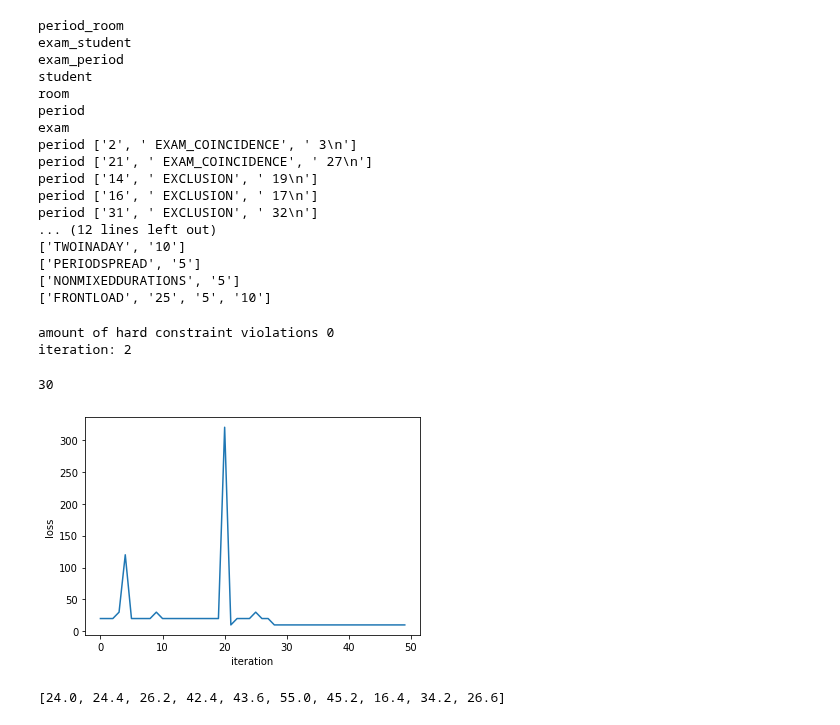
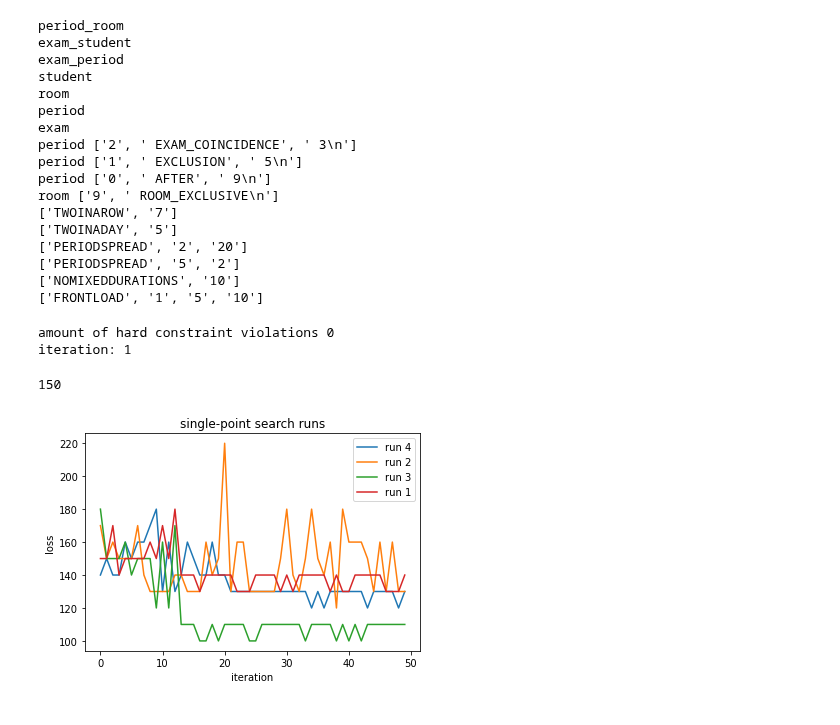
Before and after one commit to davebehr1/examScheduling, a Jupyter notebook: SinglePointSearch.ipynb, the cells around one changed output. Drawn from its saved outputs; the diff is of its cells as text; code cells hidden in the pictures.

Commit message:
added results

```diff
--- a/SinglePointSearch.ipynb
+++ b/SinglePointSearch.ipynb
@@ -36,9 +30,9 @@ sample_two_late = "./itc2007_dataset/exam_comp_set8.exam"#done
 
 
 sample_one_hidden = "./itc2007_dataset/exam_comp_set9.exam"#done
-sample_two_hidden = "./itc2007_dataset/exam_comp_set12.exam"
+sample_two_hidden = "./itc2007_dataset/exam_comp_set12.exam"#done
 
-sample = sample_two_hidden
+sample = test
 # %%
 #engine = db.create_engine('postgresql://postgres:password@postgres:5432/postgres')
 engine = db.create_engine('postgresql://postgres:password@localhost:5432/postgres')
@@ -58,25 +52,25 @@ room
 period
 exam
 period ['2', ' EXAM_COINCIDENCE', ' 3\n']
-period ['21', ' EXAM_COINCIDENCE', ' 27\n']
-period ['14', ' EXCLUSION', ' 19\n']
-period ['16', ' EXCLUSION', ' 17\n']
-period ['31', ' EXCLUSION', ' 32\n']
-... (12 lines left out)
-['TWOINADAY', '10']
-['PERIODSPREAD', '5']
-['NONMIXEDDURATIONS', '5']
-['FRONTLOAD', '25', '5', '10']
+period ['1', ' EXCLUSION', ' 5\n']
+period ['0', ' AFTER', ' 9\n']
+room ['9', ' ROOM_EXCLUSIVE\n']
+['TWOINAROW', '7']
+['TWOINADAY', '5']
+['PERIODSPREAD', '2', '20']
+['PERIODSPREAD', '5', '2']
+['NOMIXEDDURATIONS', '10']
+['FRONTLOAD', '1', '5', '10']
 # %%
 genInitialSolution(connection,session,constraints,examRows,periodRows,sample)
 # %% [output]
 amount of hard constraint violations 0
-iteration: 2
+iteration: 1
 # %%
 currentScore = getCurrentScore(softconstraints,connection)
 currentScore
 # %% [output]
-30
+150
 # %%
 def reward(index, utility_scores):
     utility_scores[index-1]  = utility_scores[index-1] + 0.5
@@ -132,13 +126,18 @@ for i in tqdm(range(10)):
 #     print(utility_Scores)
 # %%
 fig = plt.figure()
-plt.plot(list(range(0,len(run_scores[0]))), run_scores[0])
+plt.plot(list(range(0,len(run_scores[4]))), run_scores[4], label='run 4')
+plt.plot(list(range(0,len(run_scores[2]))), run_scores[2],label='run 2')
+plt.plot(list(range(0,len(run_scores[1]))), run_scores[3],label='run 3')
+plt.plot(list(range(0,len(run_scores[1]))), run_scores[1],label='run 1')
 plt.ylabel('loss')
 plt.xlabel('iteration')
+plt.legend();
+plt.title("single-point search runs")
 plt.show()
-fig.savefig('./ass2Results/exam_comp_set12_single_point.png', dpi=fig.dpi)
+fig.savefig('./ass2Results/single-point-search-runs.png', dpi=fig.dpi)
 # %% [output]
-[figure, old version]
+[figure, new version]
 # %%
 new_scores = []
 # %%
@@ -147,8 +146,6 @@ for score in run_scores:
     new_scores.append(np.mean(score))
 # %%
 new_scores
-# %% [output]
-[24.0, 24.4, 26.2, 42.4, 43.6, 55.0, 45.2, 16.4, 34.2, 26.6]
 # %%
 scores = run_scores
 # %%
```
Also changed, not shown: parts of 4 cells of this notebook, 7 other files.
